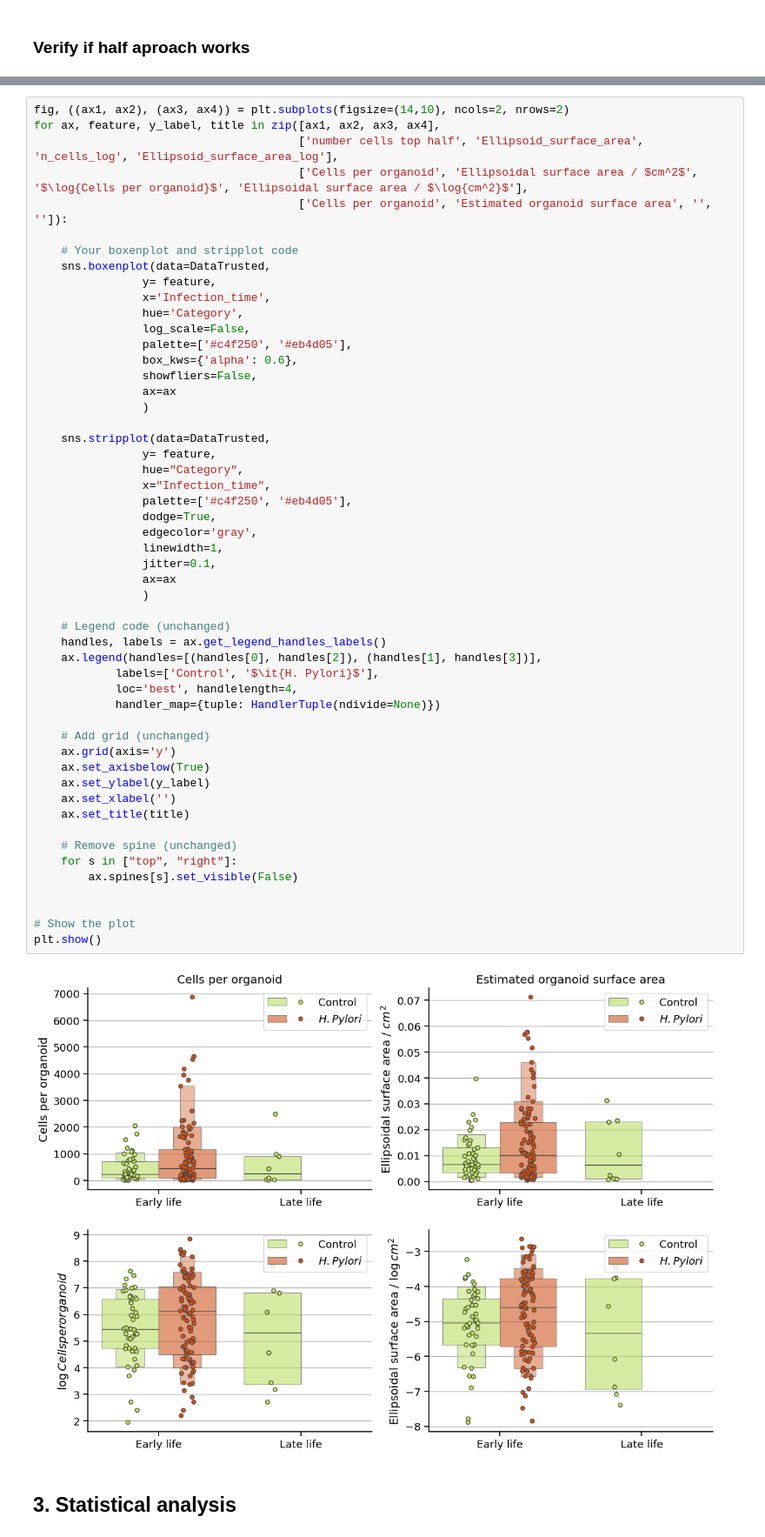
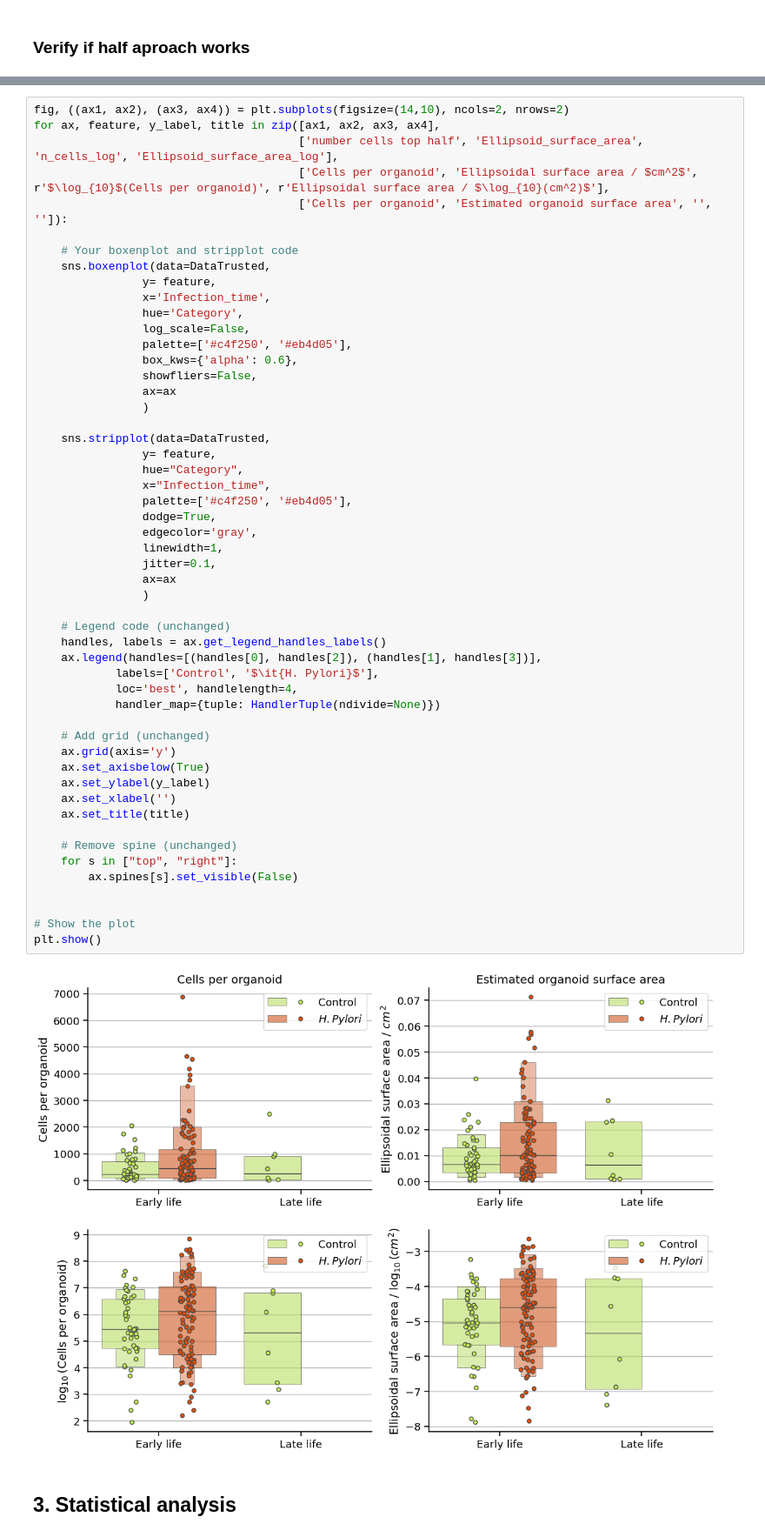
Before and after one commit to DaRoemer/OrganoCellQuant, a Jupyter notebook: Cell_count_analysis.ipynb, the cells around one changed output, grey strips where cells are left out. Shown: that part at 87% size. Saved outputs shown, nothing was run; the diff lists cells and outputs as text.

```diff
--- a/Cell_count_analysis.ipynb
+++ b/Cell_count_analysis.ipynb
@@ -142,7 +138,7 @@ Notes:
 fig, ((ax1, ax2), (ax3, ax4)) = plt.subplots(figsize=(14,10), ncols=2, nrows=2)
 for ax, feature, y_label, title in zip([ax1, ax2, ax3, ax4],
                                        ['number cells top half', 'Ellipsoid_surface_area', 'n_cells_log', 'Ellipsoid_surface_area_log'],
-                                       ['Cells per organoid', 'Ellipsoidal surface area / $cm^2$', '$\log{Cells per organoid}$', 'Ellipsoidal surface area / $\log{cm^2}$'],
+                                       ['Cells per organoid', 'Ellipsoidal surface area / $cm^2$', r'$\log_{10}$(Cells per organoid)', r'Ellipsoidal surface area / $\log_{10}(cm^2)$'],
                                        ['Cells per organoid', 'Estimated organoid surface area', '', '']):
 
     # Your boxenplot and stripplot code
@@ -164,34 +160,34 @@ for ax, feature, y_label, title in zip([ax1, ax2, ax3, ax4],
                 palette=['#c4f250', '#eb4d05'],
                 dodge=True,
                 edgecolor='gray',
                 linewidth=1,
                 jitter=0.1,
                 ax=ax
                 )
 
     # Legend code (unchanged)
     handles, labels = ax.get_legend_handles_labels()
     ax.legend(handles=[(handles[0], handles[2]), (handles[1], handles[3])],
             labels=['Control', '$\it{H. Pylori}$'],
             loc='best', handlelength=4,
             handler_map={tuple: HandlerTuple(ndivide=None)})
 
     # Add grid (unchanged)
     ax.grid(axis='y')
     ax.set_axisbelow(True)
     ax.set_ylabel(y_label)
     ax.set_xlabel('')
     ax.set_title(title)
 
     # Remove spine (unchanged)
     for s in ["top", "right"]:
         ax.spines[s].set_visible(False)
 
 
 # Show the plot
 plt.show()
 # %% [output]
-[figure, old version]
+[figure, new version]
 # %% [markdown]
 ## 3. Statistical analysis
 # %%
```
Also changed, not shown: parts of 2 cells of this notebook.
